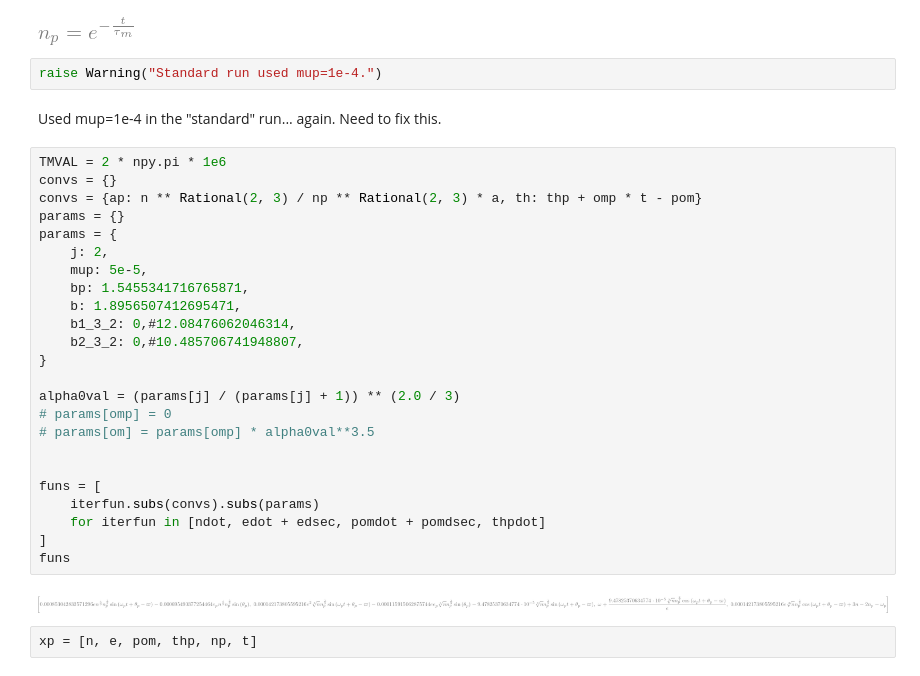
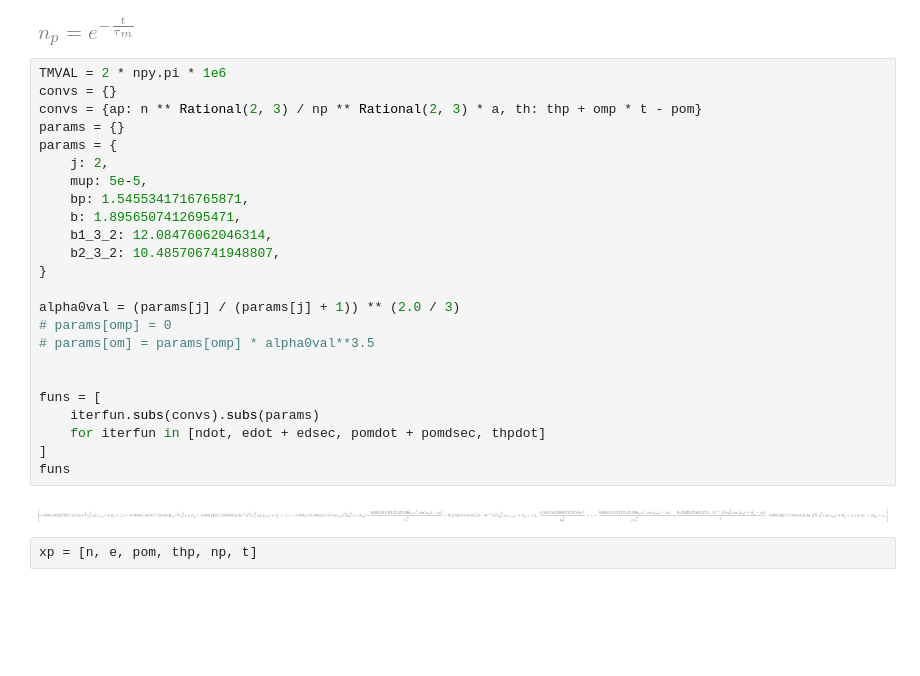
Before and after one commit to jtlaune/wc-apsidal-precession, a Jupyter notebook: paper-2.ipynb, the cells around one changed output. Cells and saved outputs as stored; diff of their text form; blank space fills up the shorter version.

```diff
--- a/paper-2.ipynb
+++ b/paper-2.ipynb
@@ -262,36 +262,32 @@ edsec
 Eq(np,exp(-t/tm))
 # %% [output]
 [figure]
-# %%
-raise Warning("Standard run used mup=1e-4.")
-# %% [markdown]
-Used mup=1e-4 in the "standard" run... again. Need to fix this.
 # %%
 TMVAL = 2 * npy.pi * 1e6
 convs = {}
 convs = {ap: n ** Rational(2, 3) / np ** Rational(2, 3) * a, th: thp + omp * t - pom}
 params = {}
 params = {
     j: 2,
     mup: 5e-5,
     bp: 1.5455341716765871,
     b: 1.8956507412695471,
-    b1_3_2: 0,#12.08476062046314,
-    b2_3_2: 0,#10.485706741948807,
+    b1_3_2: 12.08476062046314,
+    b2_3_2: 10.485706741948807,
 }
 
 alpha0val = (params[j] / (params[j] + 1)) ** (2.0 / 3)
 # params[omp] = 0
 # params[om] = params[omp] * alpha0val**3.5
 
 
 funs = [
     iterfun.subs(convs).subs(params)
     for iterfun in [ndot, edot + edsec, pomdot + pomdsec, thpdot]
 ]
 funs
 # %% [output]
-[figure, old version]
+[figure, new version]
 # %%
 xp = [n, e, pom, thp, np, t]
 # %%
```
Also changed, not shown: parts of 11 cells of this notebook.
